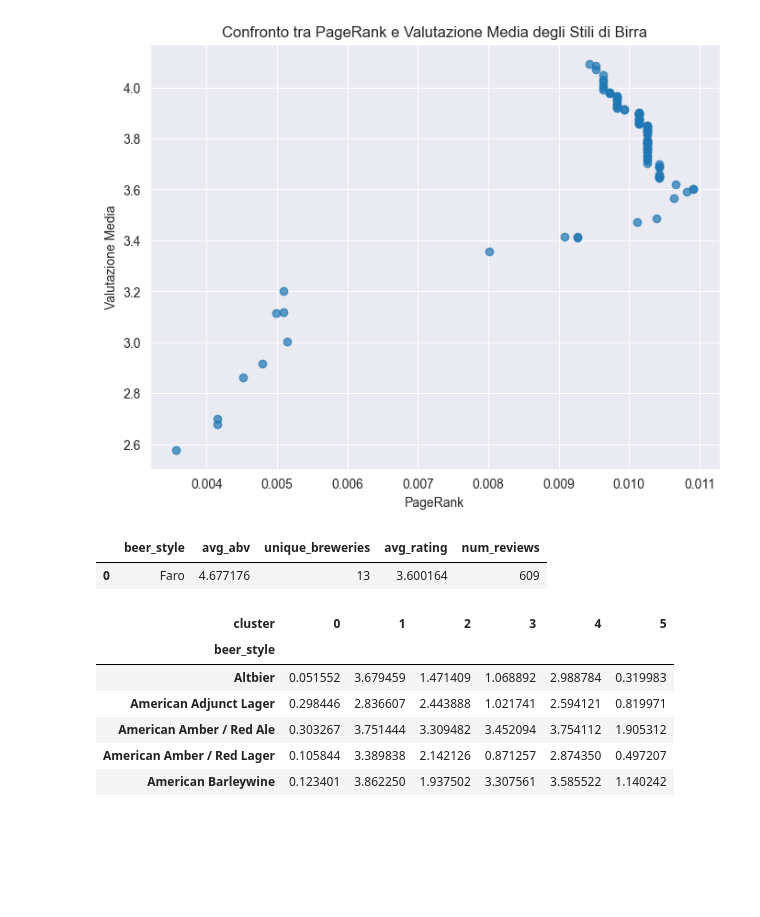
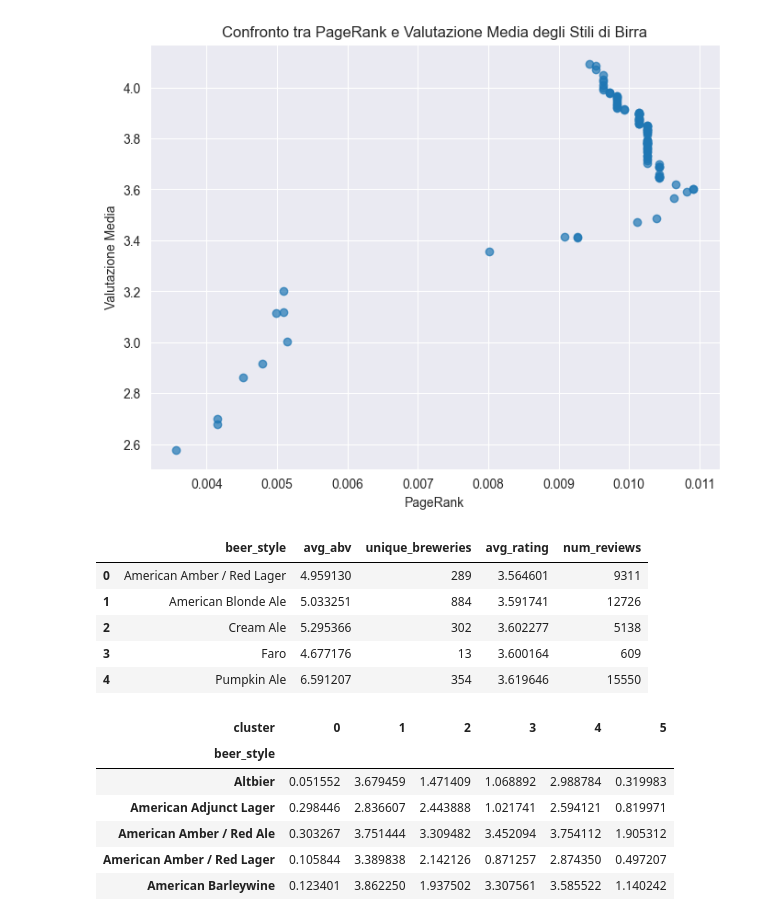
Before and after one commit to edoardocraia/BeerReviews_analysis, a Jupyter notebook: PageRank_Analysis/main.ipynb, the cells around one changed output. Cells and saved outputs as stored; diff of their text form; code cells hidden in the pictures; blank space fills up the shorter version.

```diff
--- a/PageRank_Analysis/main.ipynb
+++ b/PageRank_Analysis/main.ipynb
@@ -209,7 +224,7 @@ Birra: Tropical (ID: 25979) - PageRank: 0.0006090901317574477
 import networkx as nx
 
 # Caricamento dataset
-df = pd.read_csv('C:\\Users\\CRAIA-AREA EDUCATORI\\Documents\\Università\\Sistemi intelligenti per internet\\beer_data\\beer_reviews.csv')
+#df = pd.read_csv('C:\\Users\\CRAIA-AREA EDUCATORI\\Documents\\Università\\Sistemi intelligenti per internet\\beer_data\\beer_reviews.csv')
 
 # Creazione del grafo degli stili di birra
 style_graph = nx.Graph()
@@ -274,39 +289,68 @@ plt.show()
 [figure]
 [figure]
 # %%
-# Supponiamo di avere due DataFrame: uno con i PageRank per ciascun stile di birra e uno con le valutazioni medie
-# Uniamoli in beer_style_pagerank_df
+import pandas as pd
 
-# Esempio di creazione di un DataFrame fittizio per PageRank e valutazioni medie (da sostituire con i tuoi dati)
-pagerank_data = {'beer_style': ['Faro', 'Cream Ale', 'American Blonde Ale', 'Pumpkin Ale'], 'PageRank': [0.010, 0.009, 0.008, 0.007]}
-average_rating_data = {'beer_style': ['Faro', 'Cream Ale', 'American Blonde Ale', 'Pumpkin Ale'], 'average_rating': [3.2, 4.0, 3.5, 3.8]}
+# Dati forniti
+pagerank_data = {
+    'beer_style': [
+        'Faro', 'Cream Ale', 'American Blonde Ale', 'Pumpkin Ale',
+        'American Amber / Red Lager', 'Bière de Champagne / Bière Brut',
+        'Scottish Gruit / Ancient Herbed Ale', 'Bock', 'Sahti', 'American Pale Wheat Ale'
+    ],
+    'PageRank': [
+        0.010916, 0.010916, 0.010823, 0.010668,
+        0.010636, 0.010429, 0.010429, 0.010429,
+        0.010429, 0.010429
+    ]
+}
 
+average_rating_data = {
+    'beer_style': [
+        'Faro', 'Cream Ale', 'American Blonde Ale', 'Pumpkin Ale',
+        'American Amber / Red Lager', 'Bière de Champagne / Bière Brut',
+        'Scottish Gruit / Ancient Herbed Ale', 'Bock', 'Sahti', 'American Pale Wheat Ale'
+    ],
+    'average_rating': [
+        3.600164, 3.602277, 3.591741, 3.619646,
+        3.564601, 3.648184, 3.686841, 3.647814,
+        3.700283, 3.646918
+    ]
+}
+
+# Creazione dei DataFrame
 pagerank_df = pd.DataFrame(pagerank_data)
 rating_df = pd.DataFrame(average_rating_data)
 
 # Unione dei DataFrame basata su beer_style
 beer_style_pagerank_df = pd.merge(pagerank_df, rating_df, on='beer_style')
-
-
 
 # Filtrare gli stili con PageRank sopra la mediana e valutazione media sotto la mediana
 median_pagerank = beer_style_pagerank_df['PageRank'].median()
 median_rating = beer_style_pagerank_df['average_rating'].median()
 
 high_pagerank_low_rating = beer_style_pagerank_df[
     (beer_style_pagerank_df['PageRank'] > median_pagerank) &
     (beer_style_pagerank_df['average_rating'] < median_rating)
 ]
 
 # Esplorare le caratteristiche di questi stili
+# Supponendo di avere un DataFrame originale `df` con dettagli delle birre
 high_pagerank_low_rating_stats = df[df['beer_style'].isin(high_pagerank_low_rating['beer_style'])].groupby('beer_style').agg({
     'beer_abv': 'mean',
     'brewery_name': 'nunique',
     'review_overall': ['mean', 'count']
 }).reset_index()
 
+# Rinomina le colonne del risultato finale
 high_pagerank_low_rating_stats.columns = ['beer_style', 'avg_abv', 'unique_breweries', 'avg_rating', 'num_reviews']
+
+# Visualizzare i risultati
 high_pagerank_low_rating_stats
 # %% [output]
 |  | beer_style | avg_abv | unique_breweries | avg_rating | num_reviews |
-| 0 | Faro | 4.677176 | 13 | 3.600164 | 609 |
+| 0 | American Amber / Red Lager | 4.959130 | 289 | 3.564601 | 9311 |
+| 1 | American Blonde Ale | 5.033251 | 884 | 3.591741 | 12726 |
+| 2 | Cream Ale | 5.295366 | 302 | 3.602277 | 5138 |
+| 3 | Faro | 4.677176 | 13 | 3.600164 | 609 |
+| 4 | Pumpkin Ale | 6.591207 | 354 | 3.619646 | 15550 |
```
Also changed, not shown: parts of 12 cells of this notebook, 1 other file.
